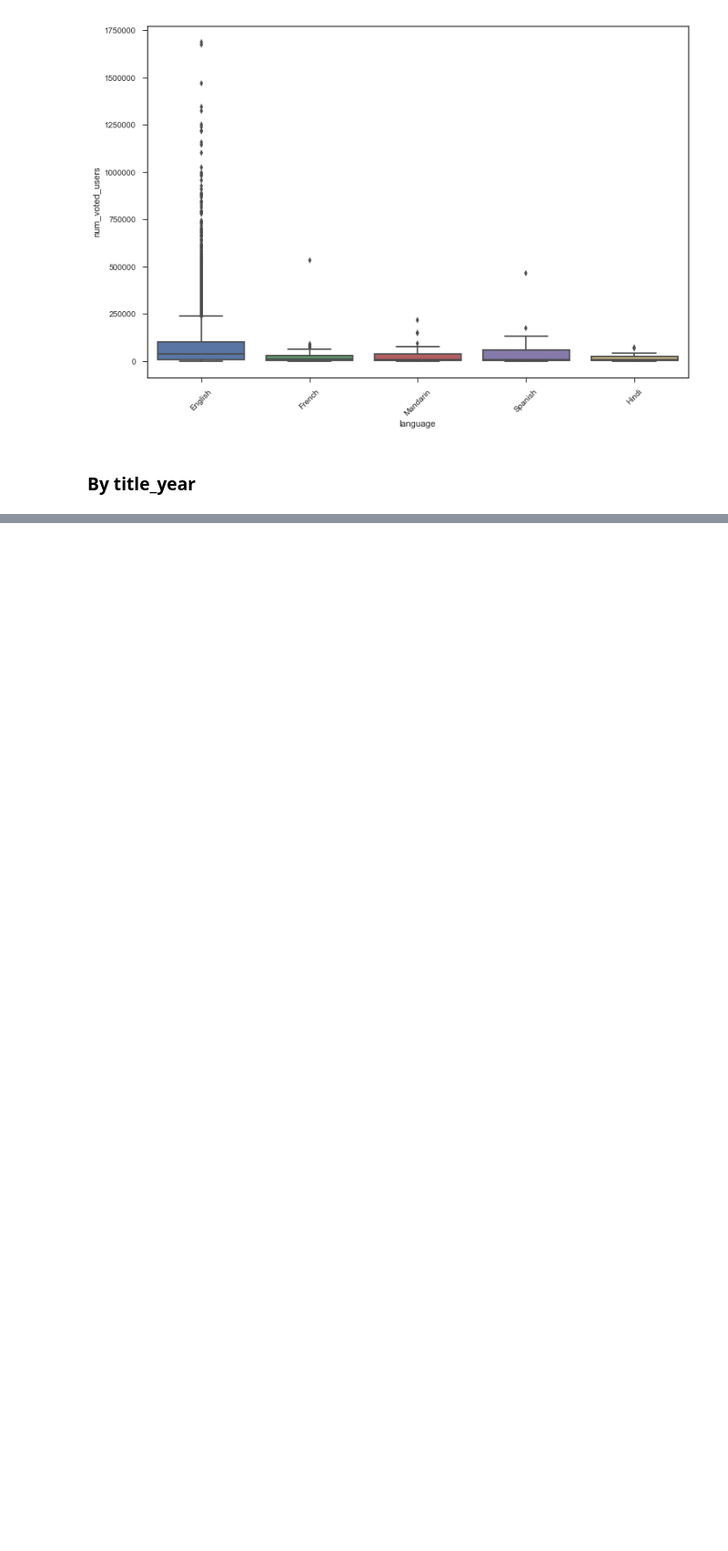
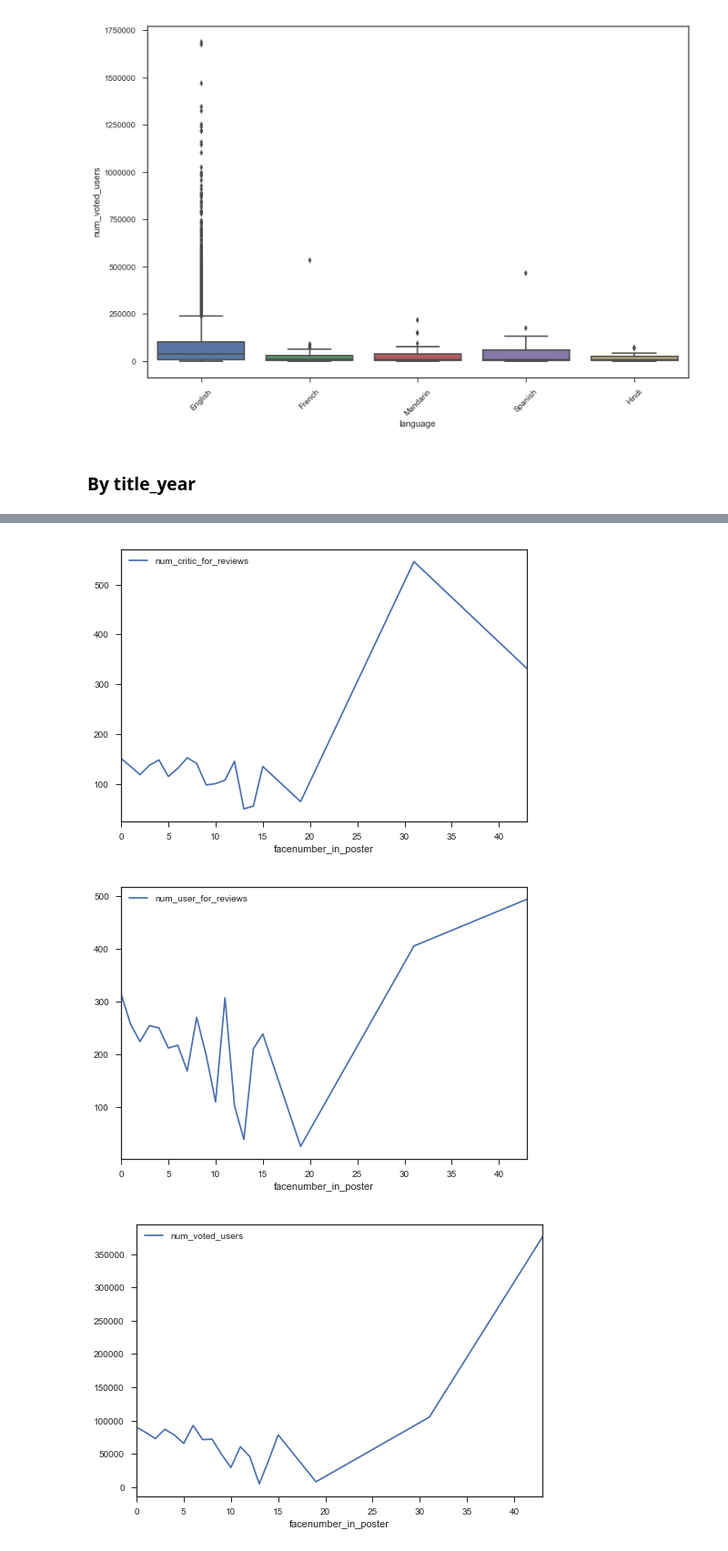
Before and after one commit to jinangela/IMDB_movie, a Jupyter notebook: 02_Exploratory_Analysis/Correlation between variables.ipynb, the cells around one changed output, grey strips where cells are left out. Shown at 91% size. Cells and saved outputs as stored; diff of their text form; code cells hidden in the pictures; blank space fills up the shorter version.

```diff
--- a/02_Exploratory_Analysis/Correlation between variables.ipynb
+++ b/02_Exploratory_Analysis/Correlation between variables.ipynb
@@ -468,0 +715,7 @@ iplot(fig, filename = "Average IMDB Score with Rangeslider")
+# %%
+for item in pop_measures:
+    imdb.groupby('facenumber_in_poster').agg({item:'mean'}).plot()
+# %% [output]
+[figure, added]
+[figure, added]
+[figure, added]
```
Also changed, not shown: parts of 26 cells of this notebook, 1 other file.
